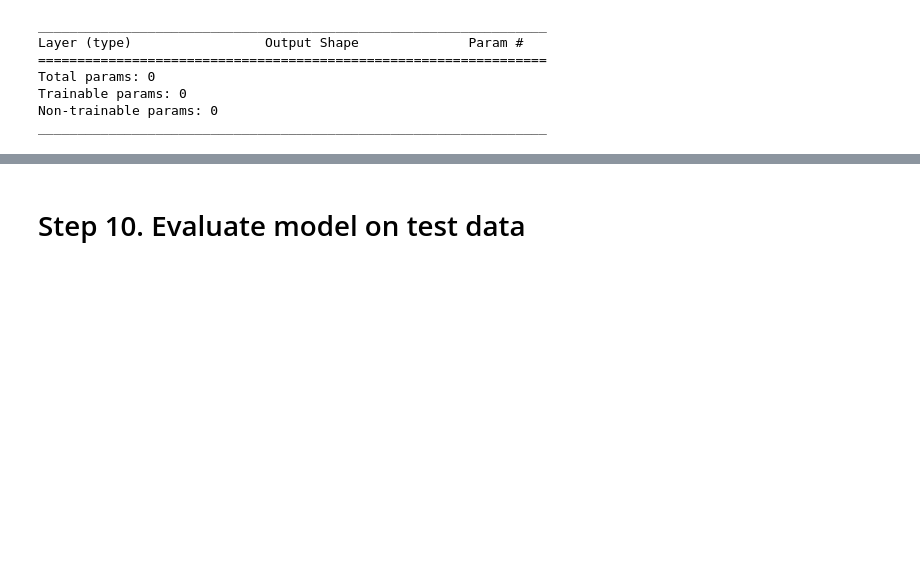
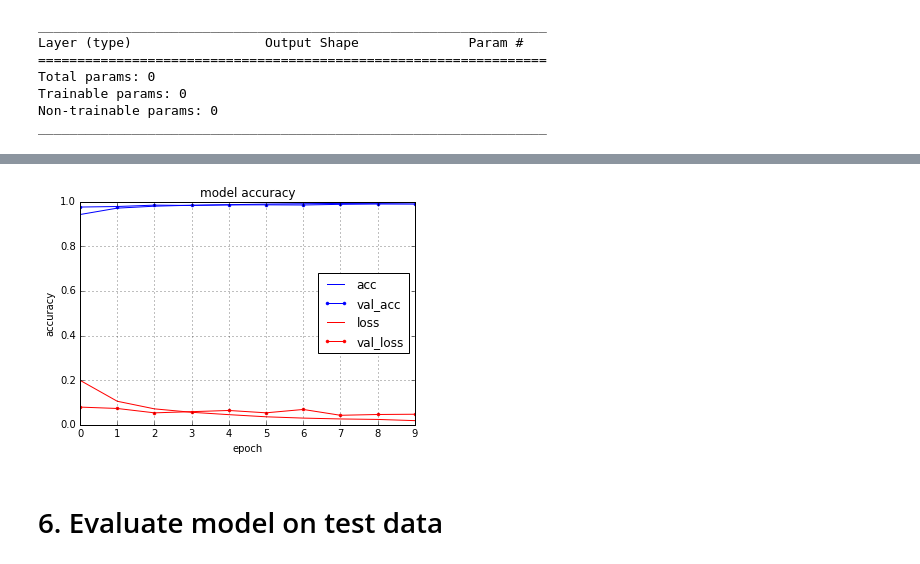
Before and after one commit to pyotr777/keras_tut, a Jupyter notebook: tutorials/Keras MNIST tutorial.ipynb, the cells around one changed output, grey strips where cells are left out. Drawn from its saved outputs; the diff is of its cells as text; code cells hidden in the pictures; blank space fills up the shorter version.

```diff
--- a/tutorials/Keras MNIST tutorial.ipynb
+++ b/tutorials/Keras MNIST tutorial.ipynb
@@ -169,30 +178,0 @@ model.compile(loss='categorical_crossentropy',
-# %%
-class NBatchLogger(callbacks.Callback):
-    def __init__(self,display=100):
-        '''
-        display: Number of batches to wait before outputting loss
-        '''
-        self.seen = 0
-        self.display = display
-        self.acc_train = []
-        self.loss_train = []
-        self.log_points = 0
-        self.batches = 0
-        self.acc_accum = 0
-        self.loss_accum = 0
-
-    def on_batch_end(self,batch,logs={}):
-        self.seen += logs.get('size', 0)
-        self.batches += 1
-        #print logs
-        #print self.batches,logs['acc'],logs['loss']
-        self.acc_accum += logs['acc']
-        self.loss_accum += logs['loss']
-        if self.batches % self.display == 0:
-            self.acc_train.append(self.acc_accum/self.display)
-            self.loss_train.append(self.loss_accum/self.display)
-            self.log_points += 1
-            self.acc_accum = 0
-            self.loss_accum = 0
-            print '{0}/{1} acc: {2} Loss: {3}'.format(self.seen,self.params['samples']*self.params['epochs'],
-                                                logs['acc'],logs['loss'])
@@ -274,15 +282,20 @@ print  batch_train_history.log_points, \
 # %%
 # summarize history for accuracy
 plt.plot(history.history['acc'])
-plt.plot(history.history['loss'])
+plt.plot(history.history['val_acc'],'b.-')
+plt.plot(history.history['loss'],'r')
+plt.plot(history.history['val_loss'],'r.-')
 axes = plt.gca()
 #axes.set_ylim([0,1.1])
 plt.title('model accuracy')
 plt.ylabel('accuracy')
 plt.xlabel('epoch')
-plt.legend(['acc', 'loss'], loc='upper left')
+plt.legend(['acc','val_acc', 'loss','val_loss'], loc='center right')
+plt.grid()
 plt.show()
+# %% [output]
+[figure, added]
 # %% [markdown]
-# Step 10. Evaluate model on test data
+# 6. Evaluate model on test data
 # %%
 score = model.evaluate(X_test, Y_test, verbose=1)
```
Also changed, not shown: parts of 21 cells of this notebook.
